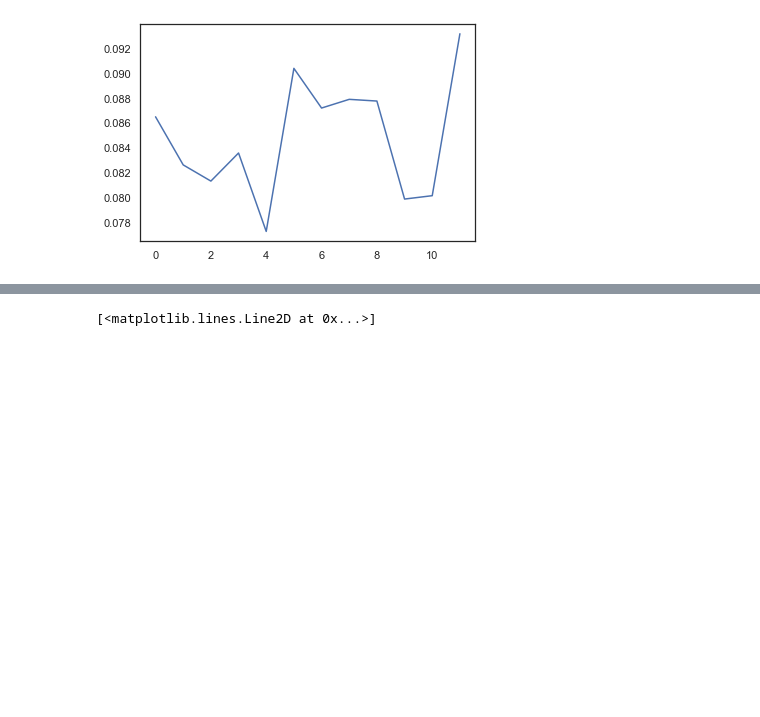
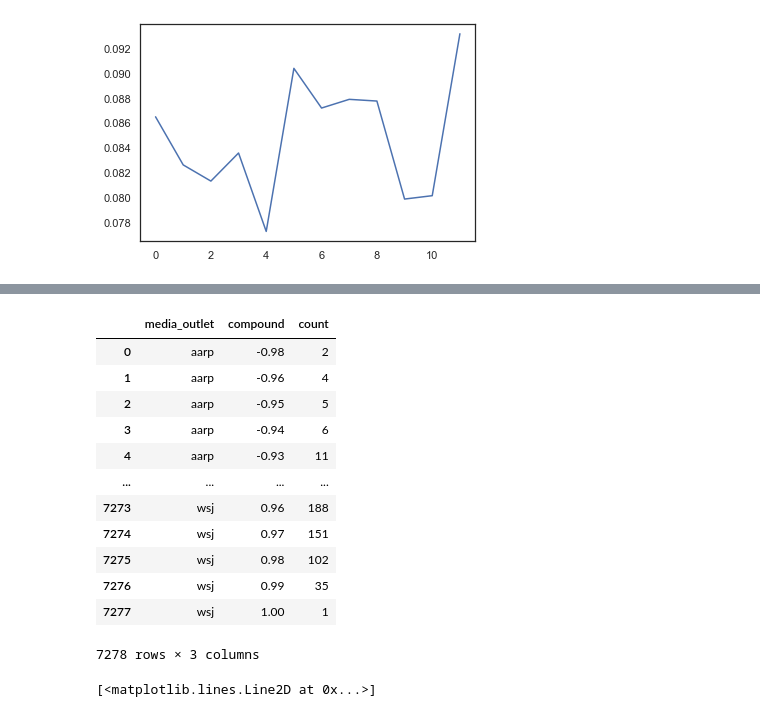
Before and after one commit to epfl-ada/ada-2021-project-gutta-boys, a Jupyter notebook: Media_analyses.ipynb, the cells around one changed output, grey strips where cells are left out. Drawn from its saved outputs; the diff is of its cells as text; code cells hidden in the pictures; blank space fills up the shorter version.

```diff
--- a/Media_analyses.ipynb
+++ b/Media_analyses.ipynb
@@ -460,0 +491,17 @@ plt.plot(month_nytimes['compound'])
+# %%
+df_2 = df_2.groupby(['media_outlet', 'compound']).agg({'compound': 'count'}).rename(columns={'compound': 'count'}).reset_index()
+df_2
+# %% [output]
+|  | media_outlet | compound | count |
+| 0 | aarp | -0.98 | 2 |
+| 1 | aarp | -0.96 | 4 |
+| 2 | aarp | -0.95 | 5 |
+| 3 | aarp | -0.94 | 6 |
+| 4 | aarp | -0.93 | 11 |
+| ... | ... | ... | ... |
+| 7273 | wsj | 0.96 | 188 |
+| 7274 | wsj | 0.97 | 151 |
+| 7275 | wsj | 0.98 | 102 |
+| 7276 | wsj | 0.99 | 35 |
+| 7277 | wsj | 1.00 | 1 |
+7278 rows × 3 columns
```
Also changed, not shown: parts of 8 cells of this notebook, 1 other file.
